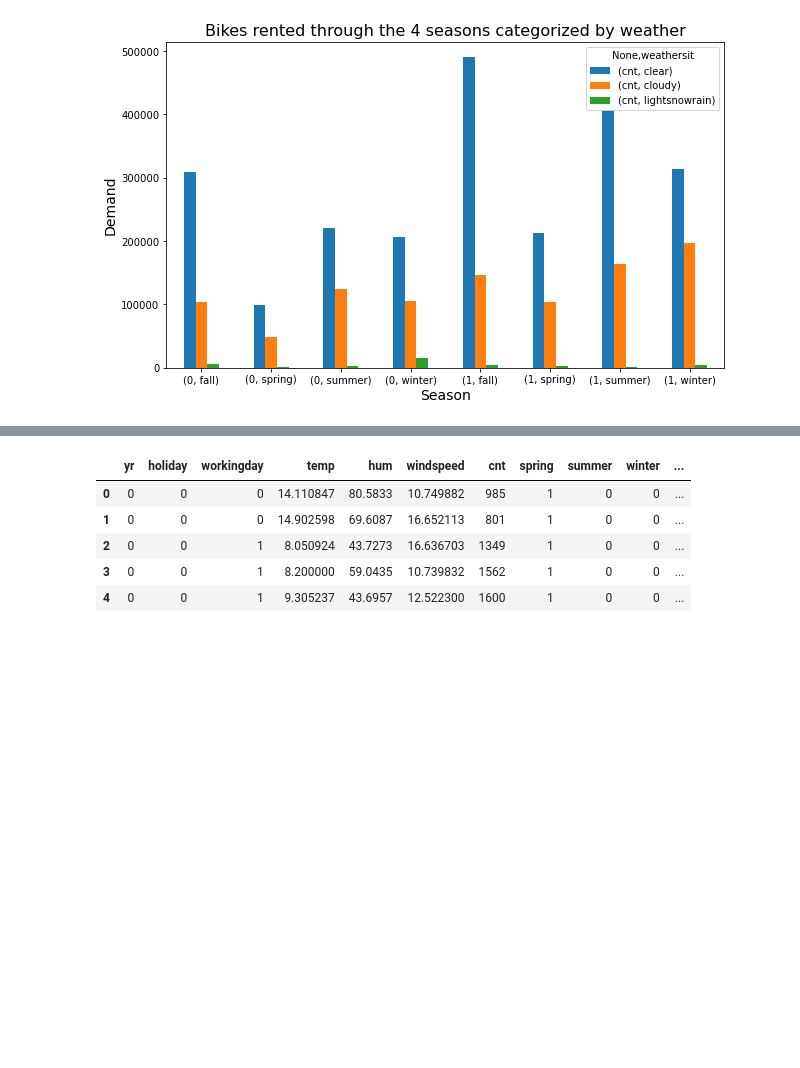
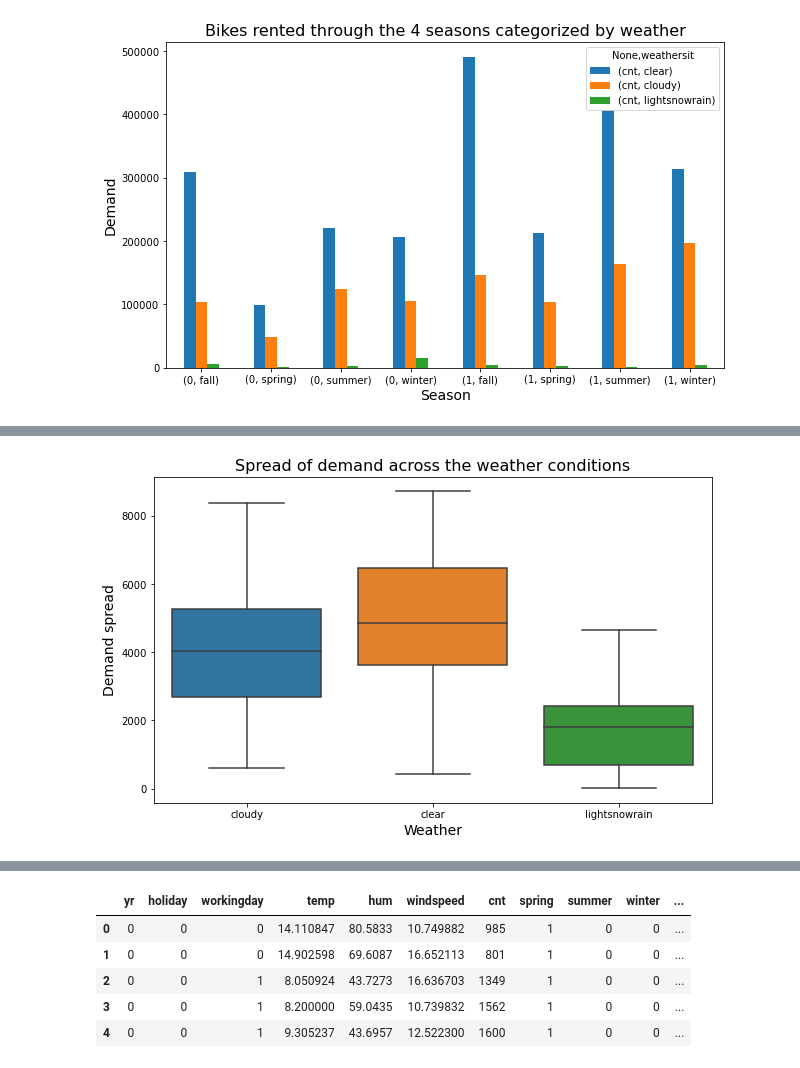
Before and after one commit to Kumaraguru-Muthuraj/_AIML_Code, a Jupyter notebook: _PythonNotebooks/_Course3_Machine_Learning_1/Mod2_Bike_Assignment/BikeSharingAssignment.ipynb, the cells around one changed output, grey strips where cells are left out. Cells and saved outputs as stored; diff of their text form; code cells hidden in the pictures; blank space fills up the shorter version.

```diff
--- a/_PythonNotebooks/_Course3_Machine_Learning_1/Mod2_Bike_Assignment/BikeSharingAssignment.ipynb
+++ b/_PythonNotebooks/_Course3_Machine_Learning_1/Mod2_Bike_Assignment/BikeSharingAssignment.ipynb
@@ -290,0 +294,9 @@ plt.show()
+# %%
+plt.figure(figsize=(10,6))
+sns.boxplot(y='cnt', x='weathersit', data=bikes)
+plt.ylabel('Demand spread', fontsize=14)
+plt.xlabel('Weather', fontsize=14)
+plt.title('Spread of demand across the weather conditions', fontsize=16)
+plt.show()
+# %% [output]
+[figure, added]
```
Also changed, not shown: parts of 45 cells of this notebook, 3 other files.
